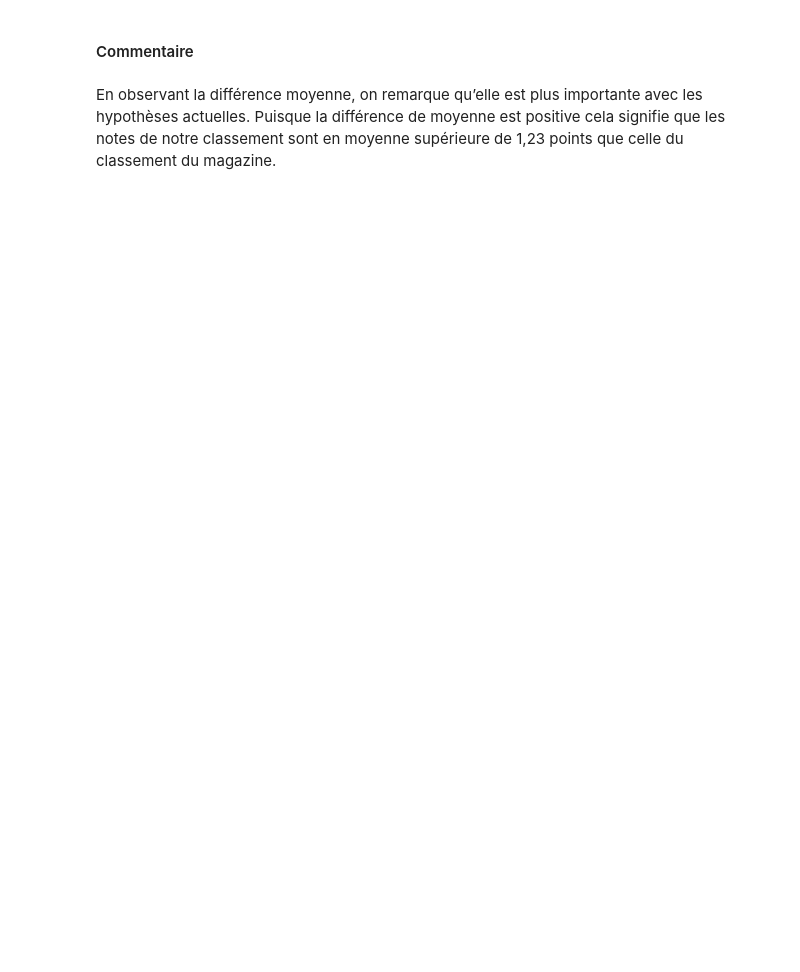
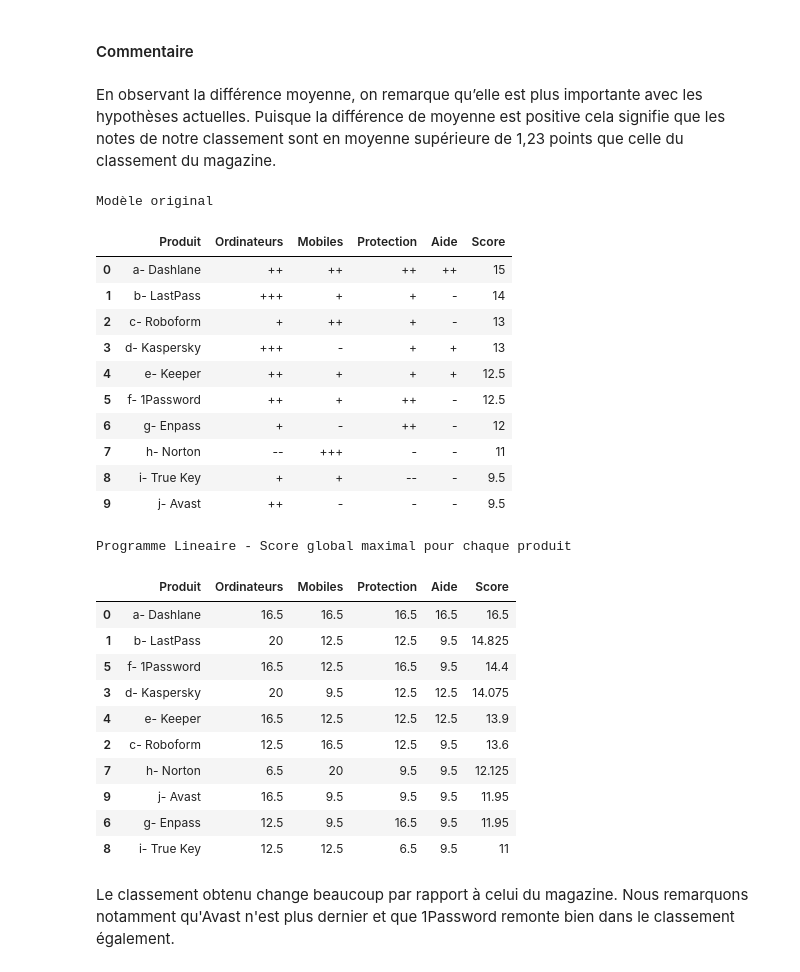
Before and after one commit to js-dev88/LangageScript, a Jupyter notebook: notebooks/Projet_classement_produits-logiciels.ipynb, the cells around one changed output. Cells and saved outputs as stored; diff of their text form; code cells hidden in the pictures; blank space fills up the shorter version.

```diff
--- a/notebooks/Projet_classement_produits-logiciels.ipynb
+++ b/notebooks/Projet_classement_produits-logiciels.ipynb
@@ -428,3 +433,35 @@ exportInExcel(export_name, 'Q4',
 #### Commentaire
 # %% [markdown]
 En observant la différence moyenne, on remarque qu’elle est plus importante avec les hypothèses actuelles. Puisque la différence de moyenne est positive cela signifie que les notes de notre classement sont en moyenne supérieure de 1,23 points que celle du classement du magazine.
+# %%
+df2 = result_4_1_all_max.sort_values(by='Score', ascending=False)
+df1_s = result_original.style.set_table_attributes("style='display:inline'").set_caption('Modèle original')
+df2_s = df2.style.set_table_attributes("style='display:inline'").set_caption(model_name_7)
+display_html(df1_s._repr_html_()+df2_s._repr_html_(), raw=True)
+# %% [output]
+Modèle original
+|  | Produit | Ordinateurs | Mobiles | Protection | Aide | Score |
+| 0 | a- Dashlane | ++ | ++ | ++ | ++ | 15 |
+| 1 | b- LastPass | +++ | + | + | - | 14 |
+| 2 | c- Roboform | + | ++ | + | - | 13 |
+| 3 | d- Kaspersky | +++ | - | + | + | 13 |
+| 4 | e- Keeper | ++ | + | + | + | 12.5 |
+| 5 | f- 1Password | ++ | + | ++ | - | 12.5 |
+| 6 | g- Enpass | + | - | ++ | - | 12 |
+| 7 | h- Norton | -- | +++ | - | - | 11 |
+| 8 | i- True Key | + | + | -- | - | 9.5 |
+| 9 | j- Avast | ++ | - | - | - | 9.5 |
+Programme Lineaire - Score global maximal pour chaque produit
+|  | Produit | Ordinateurs | Mobiles | Protection | Aide | Score |
+| 0 | a- Dashlane | 16.5 | 16.5 | 16.5 | 16.5 | 16.5 |
+| 1 | b- LastPass | 20 | 12.5 | 12.5 | 9.5 | 14.825 |
+| 5 | f- 1Password | 16.5 | 12.5 | 16.5 | 9.5 | 14.4 |
+| 3 | d- Kaspersky | 20 | 9.5 | 12.5 | 12.5 | 14.075 |
+| 4 | e- Keeper | 16.5 | 12.5 | 12.5 | 12.5 | 13.9 |
+| 2 | c- Roboform | 12.5 | 16.5 | 12.5 | 9.5 | 13.6 |
+| 7 | h- Norton | 6.5 | 20 | 9.5 | 9.5 | 12.125 |
+| 9 | j- Avast | 16.5 | 9.5 | 9.5 | 9.5 | 11.95 |
+| 6 | g- Enpass | 12.5 | 9.5 | 16.5 | 9.5 | 11.95 |
+| 8 | i- True Key | 12.5 | 12.5 | 6.5 | 9.5 | 11 |
+# %% [markdown]
+Le classement obtenu change beaucoup par rapport à celui du magazine. Nous remarquons notamment qu'Avast n'est plus dernier et que 1Password remonte bien dans le classement également.
```
Also changed, not shown: parts of 10 cells of this notebook.
